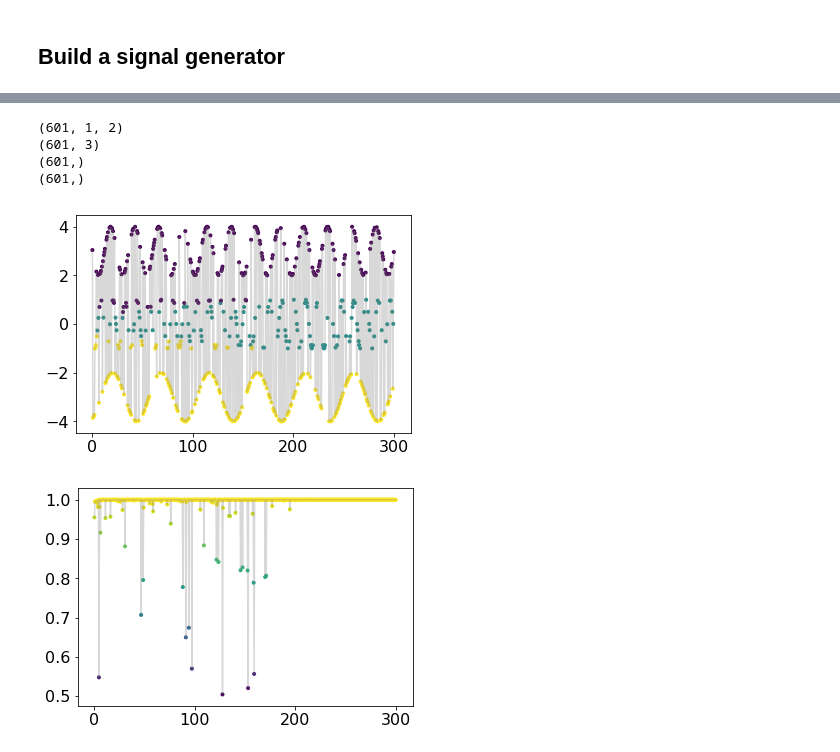
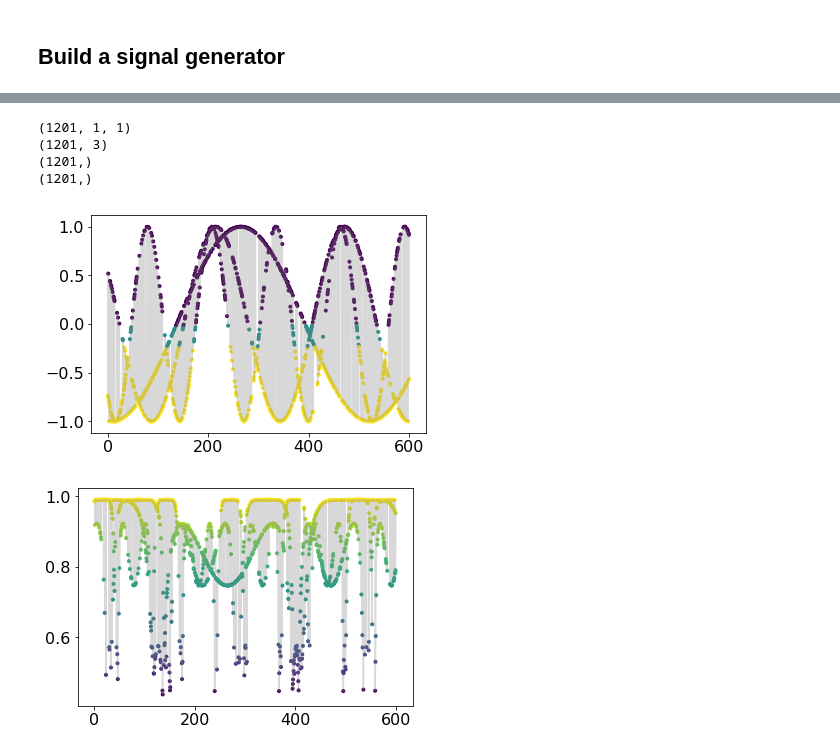
Before and after one commit to WillieMaddox/DiscRimNN, a Jupyter notebook: discrimnn.ipynb, the cells around one changed output, grey strips where cells are left out. Saved outputs shown, nothing was run; the diff lists cells and outputs as text; code cells hidden in the pictures.

```diff
--- a/discrimnn.ipynb
+++ b/discrimnn.ipynb
@@ -53,18 +53,21 @@ plt.rc('figure', titlesize=BIGGEST_SIZE)  # fontsize of the figure title
 from discrimnn.signal import MixedSignal
 # %%
 # start off with simplest case for proof of concept
-n_timesteps = 601
+n_timesteps = 1201
 
-sig1_coeffs = {'phase_range': (0, 2 * np.pi), 'period': 24.0, 'offset': 3.0}
-sig2_coeffs = {'phase_range': (0, 2 * np.pi), 'period': 12.0, 'offset': 0.0}
-sig3_coeffs = {'phase_range': (0, 2 * np.pi), 'period': 48.0, 'offset': -3.0}
+sig1_coeffs = {'phase_range': (0, 2 * np.pi), 'amplitude': 1.0, 'period': 512.0, 'offset': 0.0}
+sig2_coeffs = {'phase_range': (0, 2 * np.pi), 'amplitude': 1.0, 'period': 128.0, 'offset': 0.0}
+sig3_coeffs = {'phase_range': (0, 2 * np.pi), 'amplitude': 1.0, 'period': 256.0, 'offset': 0.0}
 coeffs_list = [sig1_coeffs, sig2_coeffs, sig3_coeffs]
 
-msig = MixedSignal(0, 300, n_timesteps, coeffs_list)
+msig = MixedSignal(0, 600, n_timesteps, coeffs_list)
 n_signals = len(msig)
 X, y = msig()
 
 print(X.shape, y.shape)
 # print(X)
 # print(y)
+
+for i in range(n_signals):
+    plt.plot(msig.timestamps, msig.signals[i], marker='.')
 # %% [output]
@@ -114,7 +113,8 @@ model = Sequential()
 # model.add(Masking(mask_value=-1, input_shape=(1,)))
 # model.add(LSTM(5))
 # model.add(LSTM(5, input_shape=(2, 1)))
-model.add(LSTM(5, input_shape=(1, 2)))
+model.add(LSTM(16, return_sequences=True, input_shape=(1, 1)))
+model.add(LSTM(16))
 # model.add(LSTM(5, input_shape=(n_timesteps, 2)))
 model.add(Dense(n_signals, activation='softmax'))
 
@@ -127,13 +127,8 @@ model.add(Dense(n_signals, activation='softmax'))
 # model.add(Dense(512, activation='relu'))
 # model.add(Dropout(0.5))
 
-model.compile(loss='categorical_crossentropy',
-              optimizer='rmsprop',
-              metrics=['accuracy'])
-
-# model.compile(loss='binary_crossentropy',
-#               optimizer='rmsprop',
-#               metrics=['accuracy'])
+model.compile(loss='categorical_crossentropy', optimizer='rmsprop', metrics=['accuracy'])
+# model.compile(loss='binary_crossentropy', optimizer='rmsprop', metrics=['accuracy'])
 
 for i in range(200):
 #     X, y = msig.generate_batch(64)
@@ -170,24 +165,24 @@ for i in range(len(x_test)):
 # %%
 x_test, y_test = msig.generate()
 print(x_test.shape)
 y_hat = model.predict(x_test)
 print(y_hat.shape)
 y_pred = np.argmax(y_hat, axis=1)
 print(y_pred.shape)
 y_error = np.max(y_hat, axis=1)
 # y_error = msig.labels - y_hat
 print(y_error.shape)
-plt.plot(x_test[:, 0, 0], x_test[:, 0, 1], color='grey', alpha=0.3)
-plt.scatter(x_test[:, 0, 0], x_test[:, 0, 1], marker='.', c=y_pred)
+plt.plot(msig.timestamps, x_test[:, 0, 0], color='grey', alpha=0.3)
+plt.scatter(msig.timestamps, x_test[:, 0, 0], marker='.', c=y_pred)
 plt.show()
 
-plt.plot(x_test[:, 0, 0], y_error, color='grey', alpha=0.3)
-plt.scatter(x_test[:, 0, 0], y_error, marker='.', c=y_error)
+plt.plot(msig.timestamps, y_error, color='grey', alpha=0.3)
+plt.scatter(msig.timestamps, y_error, marker='.', c=y_error)
 plt.show()
 # %% [output]
-(601, 1, 2)
-(601, 3)
-(601,)
-(601,)
+(1201, 1, 1)
+(1201, 3)
+(1201,)
+(1201,)
-[figure, old version]
+[figure, new version]
-[figure, old version]
+[figure, new version]
```
Also changed, not shown: parts of 5 cells of this notebook, 1 other file.
